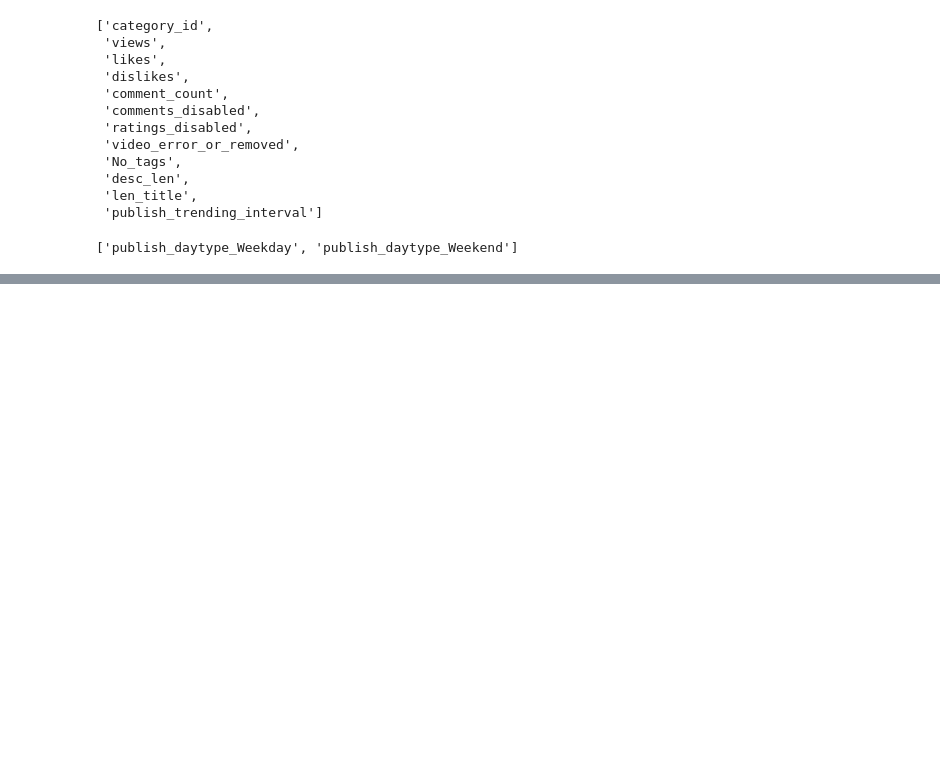
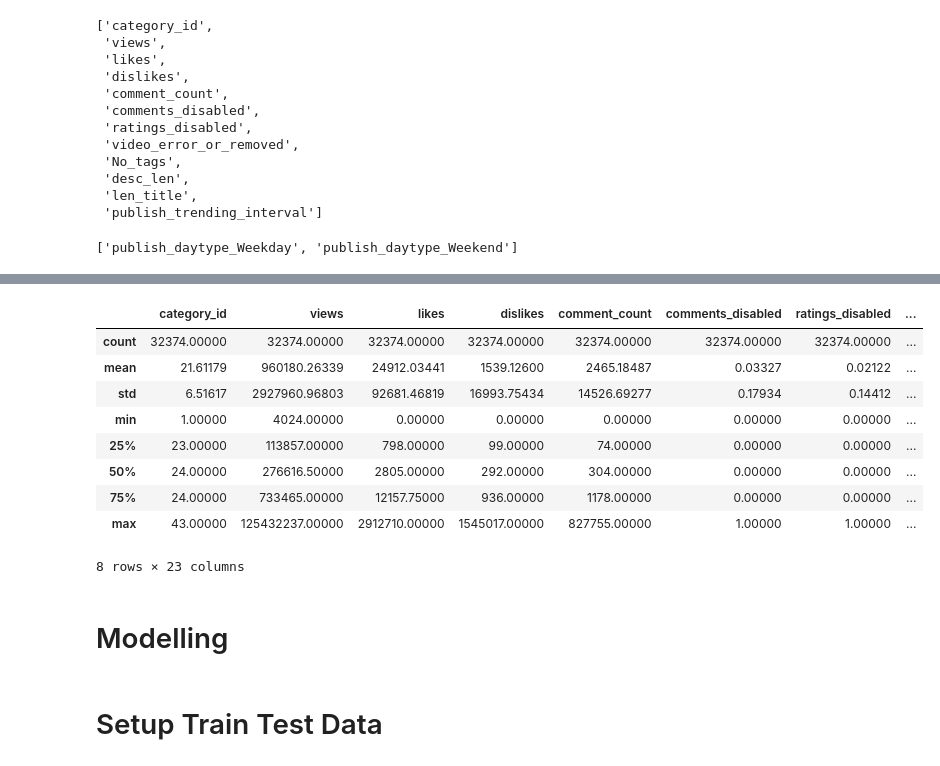
Before and after one commit to dinalnaveen/Analyse-the-relationship-between-metrics-of-YouTube-based-on-YouTube-analytics-by-applying-the-machi, a Jupyter notebook: YouTube Video Views Prediction.ipynb, the cells around one changed output, grey strips where cells are left out. Drawn from its saved outputs; the diff is of its cells as text; code cells hidden in the pictures; blank space fills up the shorter version.

Commit message:
Modelling

```diff
--- a/YouTube Video Views Prediction.ipynb
+++ b/YouTube Video Views Prediction.ipynb
@@ -478,0 +494,29 @@ Number of rows after filtering outliers: 32374
+# %%
+# Normalization
+from sklearn.preprocessing import MinMaxScaler
+
+df_clean['category_id_norm'] = MinMaxScaler().fit_transform(df_clean['category_id'].values.reshape(len(df_clean), 1))
+df_clean['views_norm'] = MinMaxScaler().fit_transform(df_clean['views'].values.reshape(len(df_clean), 1))
+df_clean['likes_norm'] = MinMaxScaler().fit_transform(df_clean['likes'].values.reshape(len(df_clean), 1))
+df_clean['dislikes_norm'] = MinMaxScaler().fit_transform(df_clean['dislikes'].values.reshape(len(df_clean), 1))
+df_clean['comment_count_norm'] = MinMaxScaler().fit_transform(df_clean['comment_count'].values.reshape(len(df_clean), 1))
+df_clean['No_tags_norm'] = MinMaxScaler().fit_transform(df_clean['No_tags'].values.reshape(len(df_clean), 1))
+df_clean['desc_len_norm'] = MinMaxScaler().fit_transform(df_clean['desc_len'].values.reshape(len(df_clean), 1))
+df_clean['len_title_norm'] = MinMaxScaler().fit_transform(df_clean['len_title'].values.reshape(len(df_clean), 1))
+df_clean['publish_trending_interval_norm'] = MinMaxScaler().fit_transform(df_clean['publish_trending_interval'].values.reshape(len(df_clean), 1))
+# %%
+# after scaling
+df_clean.describe().apply(lambda x: x.apply('{0:.5f}'.format))
+# %% [output]
+|  | category_id | views | likes | dislikes | comment_count | comments_disabled | ratings_disabled | ... |
+| count | 32374.00000 | 32374.00000 | 32374.00000 | 32374.00000 | 32374.00000 | 32374.00000 | 32374.00000 | ... |
+| mean | 21.61179 | 960180.26339 | 24912.03441 | 1539.12600 | 2465.18487 | 0.03327 | 0.02122 | ... |
+| std | 6.51617 | 2927960.96803 | 92681.46819 | 16993.75434 | 14526.69277 | 0.17934 | 0.14412 | ... |
+| min | 1.00000 | 4024.00000 | 0.00000 | 0.00000 | 0.00000 | 0.00000 | 0.00000 | ... |
+| 25% | 23.00000 | 113857.00000 | 798.00000 | 99.00000 | 74.00000 | 0.00000 | 0.00000 | ... |
+| 50% | 24.00000 | 276616.50000 | 2805.00000 | 292.00000 | 304.00000 | 0.00000 | 0.00000 | ... |
+| 75% | 24.00000 | 733465.00000 | 12157.75000 | 936.00000 | 1178.00000 | 0.00000 | 0.00000 | ... |
+| max | 43.00000 | 125432237.00000 | 2912710.00000 | 1545017.00000 | 827755.00000 | 1.00000 | 1.00000 | ... |
+8 rows × 23 columns
+# %% [markdown]
+# Modelling
@@ -478,0 +543,2 @@ Number of rows after filtering outliers: 32374
+# %% [markdown]
+# Setup Train Test Data
```
Also changed, not shown: parts of 67 cells of this notebook.
